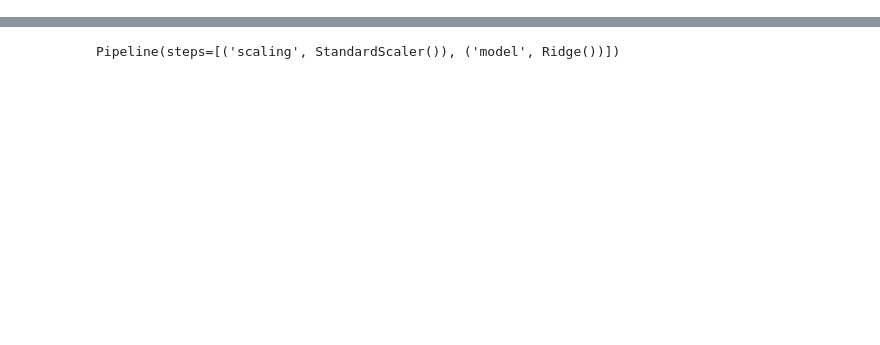
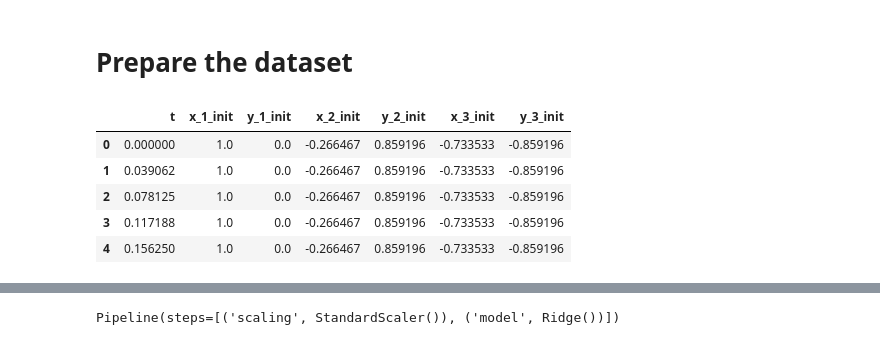
Before and after one commit to AgnJed/ML_the_3-body_problem, a Jupyter notebook: task1.ipynb, the cells around one changed output, grey strips where cells are left out. Saved outputs shown, nothing was run; the diff lists cells and outputs as text; code cells hidden in the pictures; blank space fills up the shorter version.

```diff
--- a/task1.ipynb
+++ b/task1.ipynb
@@ -6,3 +44,5 @@ df_test = pd.read_csv("/kaggle/input/testxxxx/X_test.csv")
+# %% [markdown]
+# Prepare the dataset
 # %%
 df_train["group"] = df_train["Id"]//257
 # %%
@@ -12,6 +52,14 @@ df_init = df_train[ df_train.index%257 == 0]
 df_combined = df_train.merge(df_init, on="group",  suffixes=('', '_init'))
 # %%
 X = df_combined[["t","x_1_init", "y_1_init", "x_2_init", "y_2_init", "x_3_init", "y_3_init"]]
+X.head()
+# %% [output]
+|  | t | x_1_init | y_1_init | x_2_init | y_2_init | x_3_init | y_3_init |
+| 0 | 0.000000 | 1.0 | 0.0 | -0.266467 | 0.859196 | -0.733533 | -0.859196 |
+| 1 | 0.039062 | 1.0 | 0.0 | -0.266467 | 0.859196 | -0.733533 | -0.859196 |
+| 2 | 0.078125 | 1.0 | 0.0 | -0.266467 | 0.859196 | -0.733533 | -0.859196 |
+| 3 | 0.117188 | 1.0 | 0.0 | -0.266467 | 0.859196 | -0.733533 | -0.859196 |
+| 4 | 0.156250 | 1.0 | 0.0 | -0.266467 | 0.859196 | -0.733533 | -0.859196 |
 # %%
 y = df_combined[["x_1", "y_1", "x_2", "y_2", "x_3", "y_3"]]
 y
```
Also changed, not shown: parts of 17 cells of this notebook.
